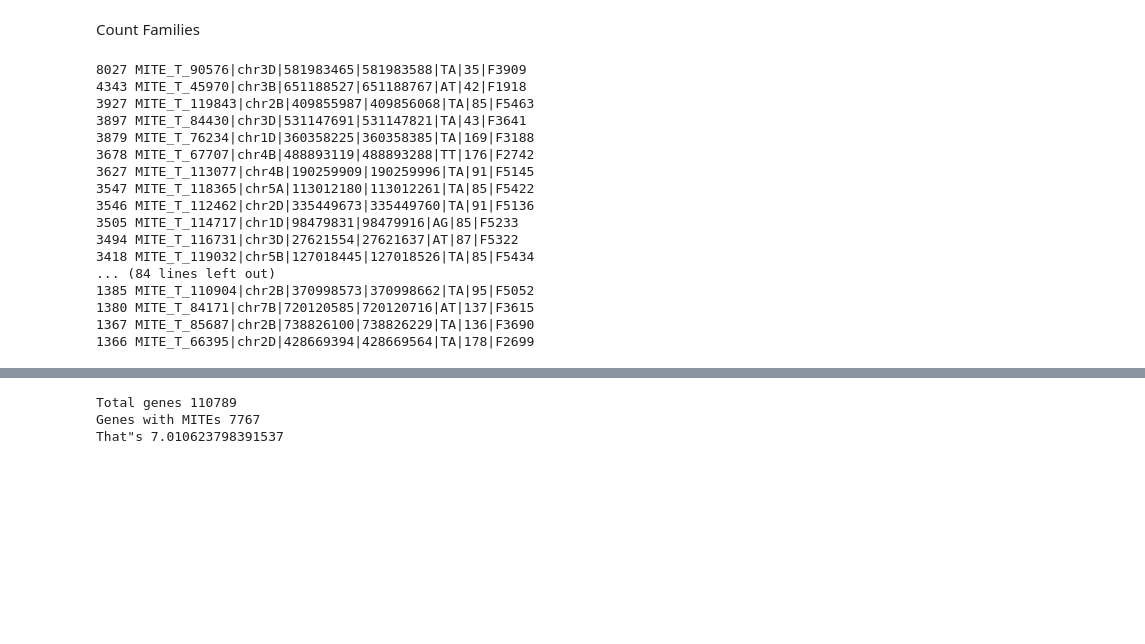
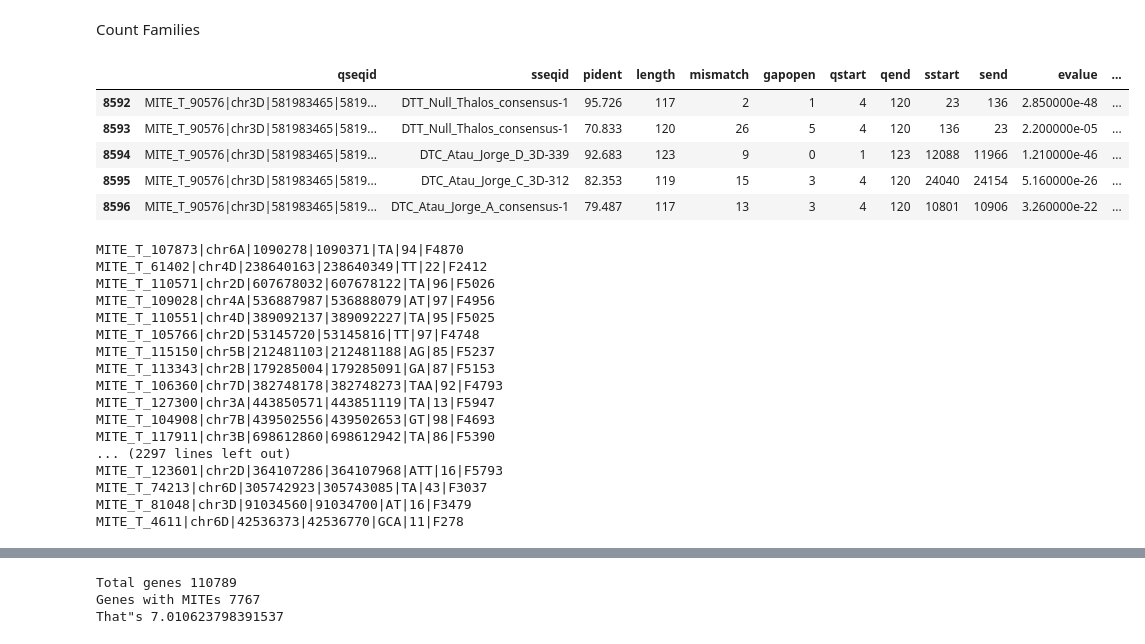
Before and after one commit to INTABiotechMJ/MITE-Tracker, a Jupyter notebook: wheat_data.ipynb, the cells around one changed output, grey strips where cells are left out. Cells and saved outputs as stored; diff of their text form; code cells hidden in the pictures; blank space fills up the shorter version.

```diff
--- a/wheat_data.ipynb
+++ b/wheat_data.ipynb
@@ -138 +127,10 @@ df_blat.columns = ['match','mismatch','repmatch','ns','qGapCount','qGapBases','t
+# %%
+#count families
+import pandas as pd
+import sys
+df_blat = pd.read_csv('extras/data/iwgsc_cn4/blast_90_90.order.csv', index_col=False, sep='\t')
+df_blat.columns = ['qseqid','sseqid','pident','length','mismatch','gapopen','qstart','qend','sstart','send','evalue','bitscore']
+
+df_trep = pd.read_csv('extras/data/iwgsc_cn4/trep.csv', index_col=False, sep='\t')
+df_trep.columns = ['qseqid','sseqid','pident','length','mismatch','gapopen','qstart','qend','sstart','send','evalue','bitscore']
 # %%
@@ -139,25 +138,43 @@ df_blat.columns = ['match','mismatch','repmatch','ns','qGapCount','qGapBases','t
 s = df_blat.qseqid.value_counts()
+# %%
+df_trep[(df_trep.qseqid == 'MITE_T_90576|chr3D|581983465|581983588|TA|35|F3909')]
+# %% [output]
+|  | qseqid | sseqid | pident | length | mismatch | gapopen | qstart | qend | sstart | send | evalue | ... |
+| 8592 | MITE_T_90576|chr3D|581983465|5819... | DTT_Null_Thalos_consensus-1 | 95.726 | 117 | 2 | 1 | 4 | 120 | 23 | 136 | 2.850000e-48 | ... |
+| 8593 | MITE_T_90576|chr3D|581983465|5819... | DTT_Null_Thalos_consensus-1 | 70.833 | 120 | 26 | 5 | 4 | 120 | 136 | 23 | 2.200000e-05 | ... |
+| 8594 | MITE_T_90576|chr3D|581983465|5819... | DTC_Atau_Jorge_D_3D-339 | 92.683 | 123 | 9 | 0 | 1 | 123 | 12088 | 11966 | 1.210000e-46 | ... |
+| 8595 | MITE_T_90576|chr3D|581983465|5819... | DTC_Atau_Jorge_C_3D-312 | 82.353 | 119 | 15 | 3 | 4 | 120 | 24040 | 24154 | 5.160000e-26 | ... |
+| 8596 | MITE_T_90576|chr3D|581983465|5819... | DTC_Atau_Jorge_A_consensus-1 | 79.487 | 117 | 13 | 3 | 4 | 120 | 10801 | 10906 | 3.260000e-22 | ... |
 # %%
+#search trep
 count = 1
-for k in s.head(100).index.tolist():
+results = []
+for k in s.index.tolist():
 #    df_blat[df_blat.qName == k].sort_values(by=['tName','tStart']).to_csv(str(count) + '.csv')
     count += 1
-    print(s[k],k)
+    trep = df_trep[df_trep.qseqid == k].reset_index(drop=True)
+    trep_res = ""
+    if len(trep.index) > 0:
+        trep_res = trep.iloc[0].sseqid
+        results.append((s[k],trep_res.split('_')[2]))
+    else:
+        results.append((s[k],'other'))
+        print(k)
 # %% [output]
-8027 MITE_T_90576|chr3D|581983465|581983588|TA|35|F3909
-4343 MITE_T_45970|chr3B|651188527|651188767|AT|42|F1918
-3927 MITE_T_119843|chr2B|409855987|409856068|TA|85|F5463
-3897 MITE_T_84430|chr3D|531147691|531147821|TA|43|F3641
-3879 MITE_T_76234|chr1D|360358225|360358385|TA|169|F3188
-3678 MITE_T_67707|chr4B|488893119|488893288|TT|176|F2742
-3627 MITE_T_113077|chr4B|190259909|190259996|TA|91|F5145
-3547 MITE_T_118365|chr5A|113012180|113012261|TA|85|F5422
-3546 MITE_T_112462|chr2D|335449673|335449760|TA|91|F5136
-3505 MITE_T_114717|chr1D|98479831|98479916|AG|85|F5233
-3494 MITE_T_116731|chr3D|27621554|27621637|AT|87|F5322
-3418 MITE_T_119032|chr5B|127018445|127018526|TA|85|F5434
-... (84 lines left out)
-1385 MITE_T_110904|chr2B|370998573|370998662|TA|95|F5052
-1380 MITE_T_84171|chr7B|720120585|720120716|AT|137|F3615
-1367 MITE_T_85687|chr2B|738826100|738826229|TA|136|F3690
-1366 MITE_T_66395|chr2D|428669394|428669564|TA|178|F2699
+MITE_T_107873|chr6A|1090278|1090371|TA|94|F4870
+MITE_T_61402|chr4D|238640163|238640349|TT|22|F2412
+MITE_T_110571|chr2D|607678032|607678122|TA|96|F5026
+MITE_T_109028|chr4A|536887987|536888079|AT|97|F4956
+MITE_T_110551|chr4D|389092137|389092227|TA|95|F5025
+MITE_T_105766|chr2D|53145720|53145816|TT|97|F4748
+MITE_T_115150|chr5B|212481103|212481188|AG|85|F5237
+MITE_T_113343|chr2B|179285004|179285091|GA|87|F5153
+MITE_T_106360|chr7D|382748178|382748273|TAA|92|F4793
+MITE_T_127300|chr3A|443850571|443851119|TA|13|F5947
+MITE_T_104908|chr7B|439502556|439502653|GT|98|F4693
+MITE_T_117911|chr3B|698612860|698612942|TA|86|F5390
+... (2297 lines left out)
+MITE_T_123601|chr2D|364107286|364107968|ATT|16|F5793
+MITE_T_74213|chr6D|305742923|305743085|TA|43|F3037
+MITE_T_81048|chr3D|91034560|91034700|AT|16|F3479
+MITE_T_4611|chr6D|42536373|42536770|GCA|11|F278
```
Also changed, not shown: parts of 5 cells of this notebook, 1 other file.
